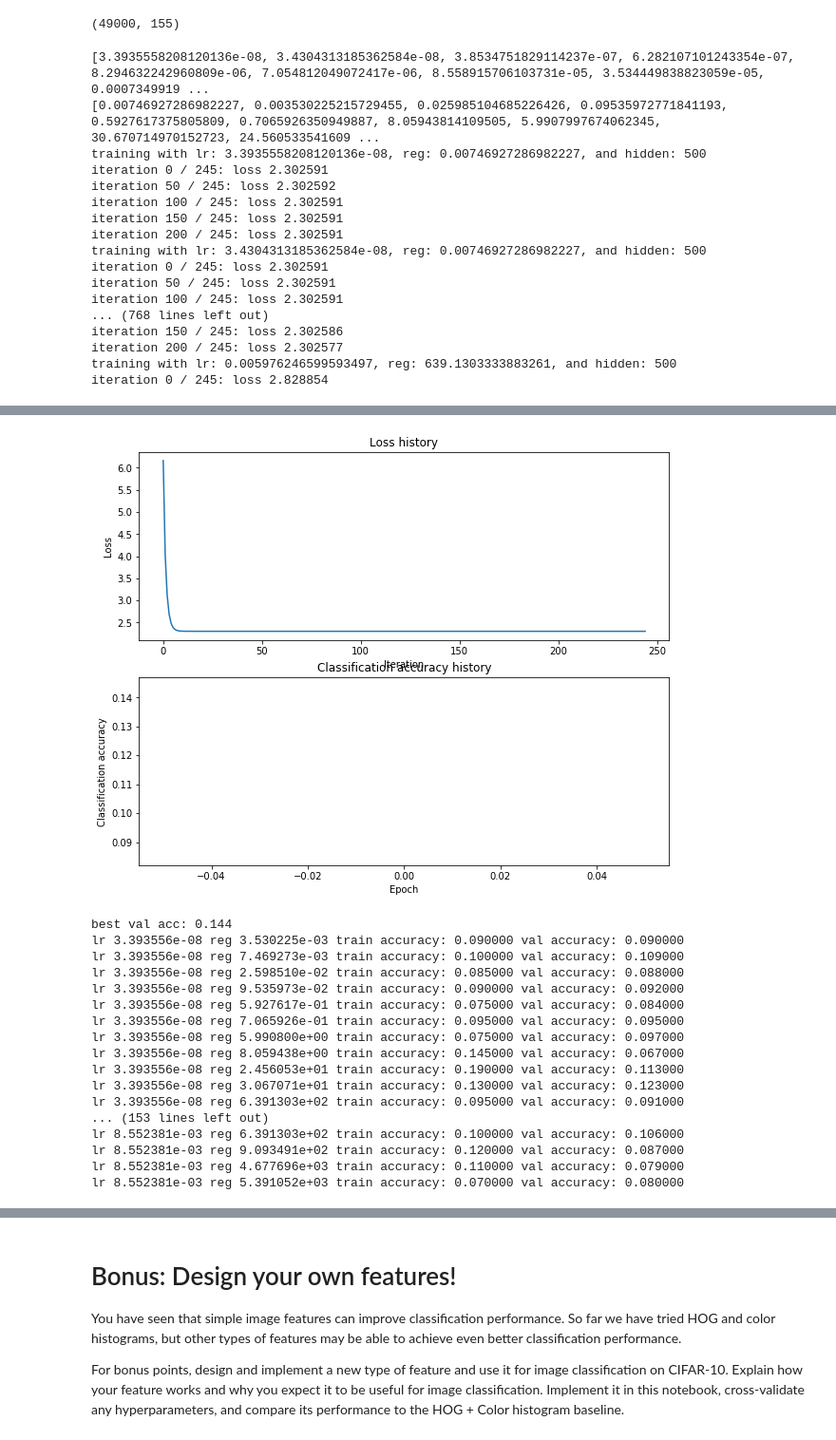
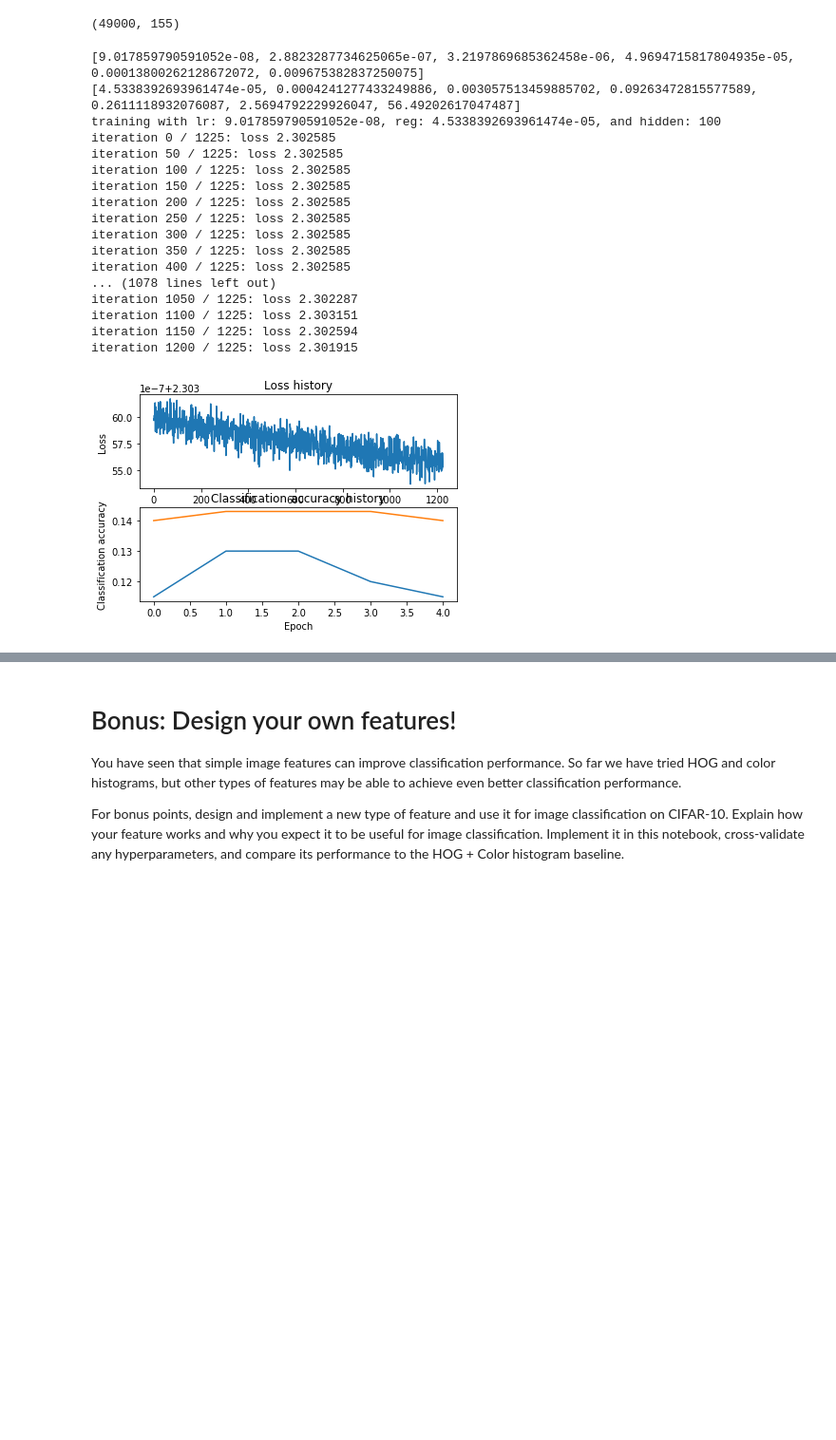
Before and after one commit to baek-jinoo/cs231n_assignments, a Jupyter notebook: assignment1/features.ipynb, the cells around one changed output, grey strips where cells are left out. Shown at 95% size. Cells and saved outputs as stored; diff of their text form; code cells hidden in the pictures; blank space fills up the shorter version.

```diff
--- a/assignment1/features.ipynb
+++ b/assignment1/features.ipynb
@@ -343,44 +353,45 @@ def run_training(hidden_layer_unit_counts,
 # %%
 # Trial 1
 
 learning_rates = []
 for exponent in range(-8, -2):
-    for _ in range(2):
+    for _ in range(1):
         learning_rates.append(np.random.uniform(10**(exponent), 10**(exponent+1)))
 
 regularization_strengths = []
-for exponent in range(-3, 4):
-    for _ in range(2):
+for exponent in range(-5, 2):
+    for _ in range(1):
         regularization_strengths.append(np.random.uniform(10**(exponent), 10**(exponent+1)))
 
-hidden_layer_unit_counts = [500]
+hidden_layer_unit_counts = [100]
 print(learning_rates)
 print(regularization_strengths)
-epochs = 1
-dropout = 0.6
+epochs = 5
+dropout = 0.5
 
-best_net, best_stats, best_val_acc = run_training(hidden_layer_unit_counts,
+best_net, best_stats, best_val_acc = run_training_nn(hidden_layer_unit_counts,
                                                   regularization_strengths,
                                                   learning_rates,
                                                   epochs,
                                                   dropout)
 # End
 %notify
 # %% [output]
-[3.3935558208120136e-08, 3.4304313185362584e-08, 3.8534751829114237e-07, 6.282107101243354e-07, 8.294632242960809e-06, 7.054812049072417e-06, 8.558915706103731e-05, 3.534449838823059e-05, 0.0007349919 ...
-[0.00746927286982227, 0.003530225215729455, 0.025985104685226426, 0.09535972771841193, 0.5927617375805809, 0.7065926350949887, 8.05943814109505, 5.9907997674062345, 30.670714970152723, 24.560533541609 ...
-training with lr: 3.3935558208120136e-08, reg: 0.00746927286982227, and hidden: 500
-iteration 0 / 245: loss 2.302591
-iteration 50 / 245: loss 2.302592
-iteration 100 / 245: loss 2.302591
-iteration 150 / 245: loss 2.302591
-iteration 200 / 245: loss 2.302591
-training with lr: 3.4304313185362584e-08, reg: 0.00746927286982227, and hidden: 500
-iteration 0 / 245: loss 2.302591
-iteration 50 / 245: loss 2.302591
-iteration 100 / 245: loss 2.302591
-... (768 lines left out)
-iteration 150 / 245: loss 2.302586
-iteration 200 / 245: loss 2.302577
-training with lr: 0.005976246599593497, reg: 639.1303333883261, and hidden: 500
-iteration 0 / 245: loss 2.828854
+[9.017859790591052e-08, 2.8823287734625065e-07, 3.2197869685362458e-06, 4.9694715817804935e-05, 0.00013800262128672072, 0.009675382837250075]
+[4.5338392693961474e-05, 0.0004241277433249886, 0.003057513459885702, 0.09263472815577589, 0.2611118932076087, 2.5694792229926047, 56.49202617047487]
+training with lr: 9.017859790591052e-08, reg: 4.5338392693961474e-05, and hidden: 100
+iteration 0 / 1225: loss 2.302585
+iteration 50 / 1225: loss 2.302585
+iteration 100 / 1225: loss 2.302585
+iteration 150 / 1225: loss 2.302585
+iteration 200 / 1225: loss 2.302585
+iteration 250 / 1225: loss 2.302585
+iteration 300 / 1225: loss 2.302585
+iteration 350 / 1225: loss 2.302585
+iteration 400 / 1225: loss 2.302585
+... (1078 lines left out)
+iteration 1050 / 1225: loss 2.302287
+iteration 1100 / 1225: loss 2.303151
+iteration 1150 / 1225: loss 2.302594
+iteration 1200 / 1225: loss 2.301915
+[figure, new version]
@@ -404,19 +415 @@ iteration 200 / 245: loss nan
-[figure, old version]
-best val acc: 0.144
-lr 3.393556e-08 reg 3.530225e-03 train accuracy: 0.090000 val accuracy: 0.090000
-lr 3.393556e-08 reg 7.469273e-03 train accuracy: 0.100000 val accuracy: 0.109000
-lr 3.393556e-08 reg 2.598510e-02 train accuracy: 0.085000 val accuracy: 0.088000
-lr 3.393556e-08 reg 9.535973e-02 train accuracy: 0.090000 val accuracy: 0.092000
-lr 3.393556e-08 reg 5.927617e-01 train accuracy: 0.075000 val accuracy: 0.084000
-lr 3.393556e-08 reg 7.065926e-01 train accuracy: 0.095000 val accuracy: 0.095000
-lr 3.393556e-08 reg 5.990800e+00 train accuracy: 0.075000 val accuracy: 0.097000
-lr 3.393556e-08 reg 8.059438e+00 train accuracy: 0.145000 val accuracy: 0.067000
-lr 3.393556e-08 reg 2.456053e+01 train accuracy: 0.190000 val accuracy: 0.113000
-lr 3.393556e-08 reg 3.067071e+01 train accuracy: 0.130000 val accuracy: 0.123000
-lr 3.393556e-08 reg 6.391303e+02 train accuracy: 0.095000 val accuracy: 0.091000
-... (153 lines left out)
-lr 8.552381e-03 reg 6.391303e+02 train accuracy: 0.100000 val accuracy: 0.106000
-lr 8.552381e-03 reg 9.093491e+02 train accuracy: 0.120000 val accuracy: 0.087000
-lr 8.552381e-03 reg 4.677696e+03 train accuracy: 0.110000 val accuracy: 0.079000
-lr 8.552381e-03 reg 5.391052e+03 train accuracy: 0.070000 val accuracy: 0.080000
 [interactive output not drawn]
```
Also changed, not shown: parts of 8 cells of this notebook.
